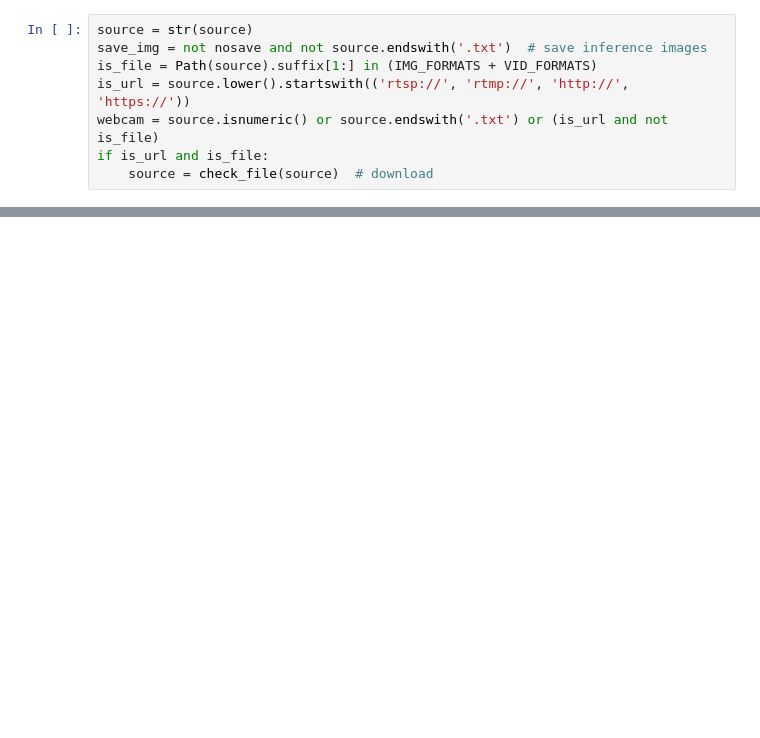
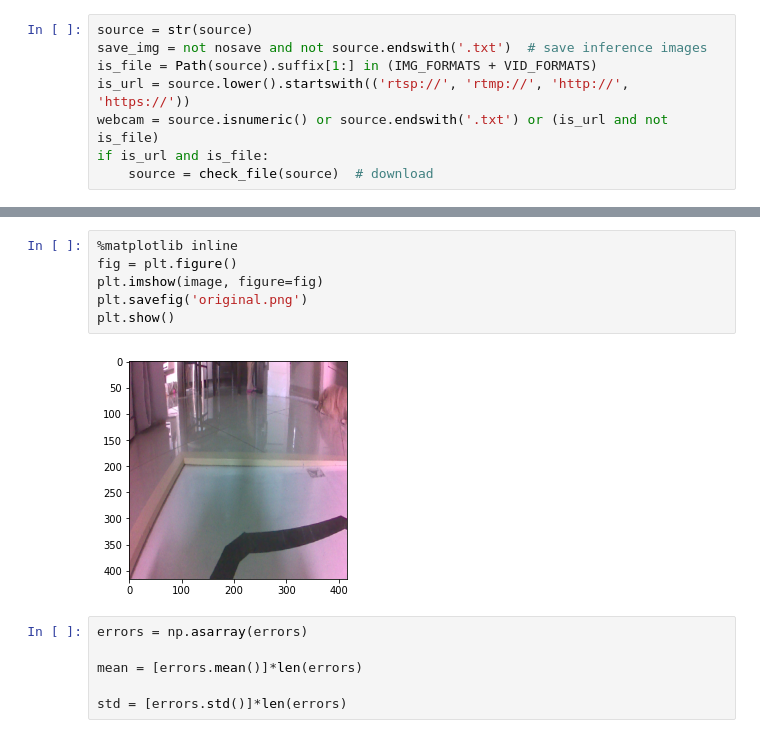
Before and after one commit to RodrigoAk/yolov5, a Jupyter notebook: testing.ipynb, the cells around one changed output, grey strips where cells are left out. Cells and saved outputs as stored; diff of their text form; blank space fills up the shorter version.

```diff
--- a/testing.ipynb
+++ b/testing.ipynb
@@ -297,0 +265,14 @@ cv2.destroyAllWindows()
+# %%
+%matplotlib inline
+fig = plt.figure()
+plt.imshow(image, figure=fig)
+plt.savefig('original.png')
+plt.show()
+# %% [output]
+[figure, added]
+# %%
+errors = np.asarray(errors)
+
+mean = [errors.mean()]*len(errors)
+
+std = [errors.std()]*len(errors)
```
Also changed, not shown: parts of 45 cells of this notebook, 2 other files.
